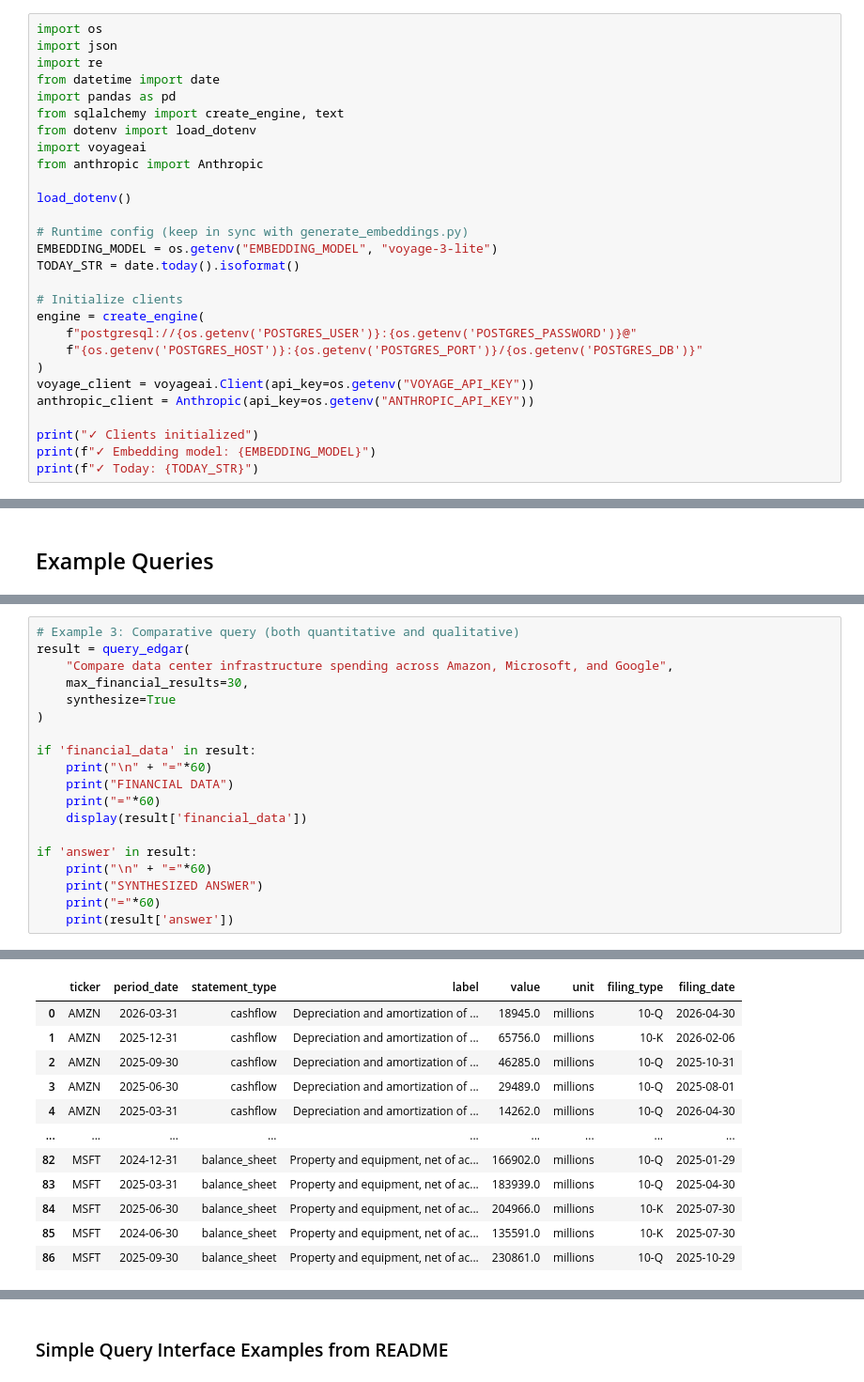
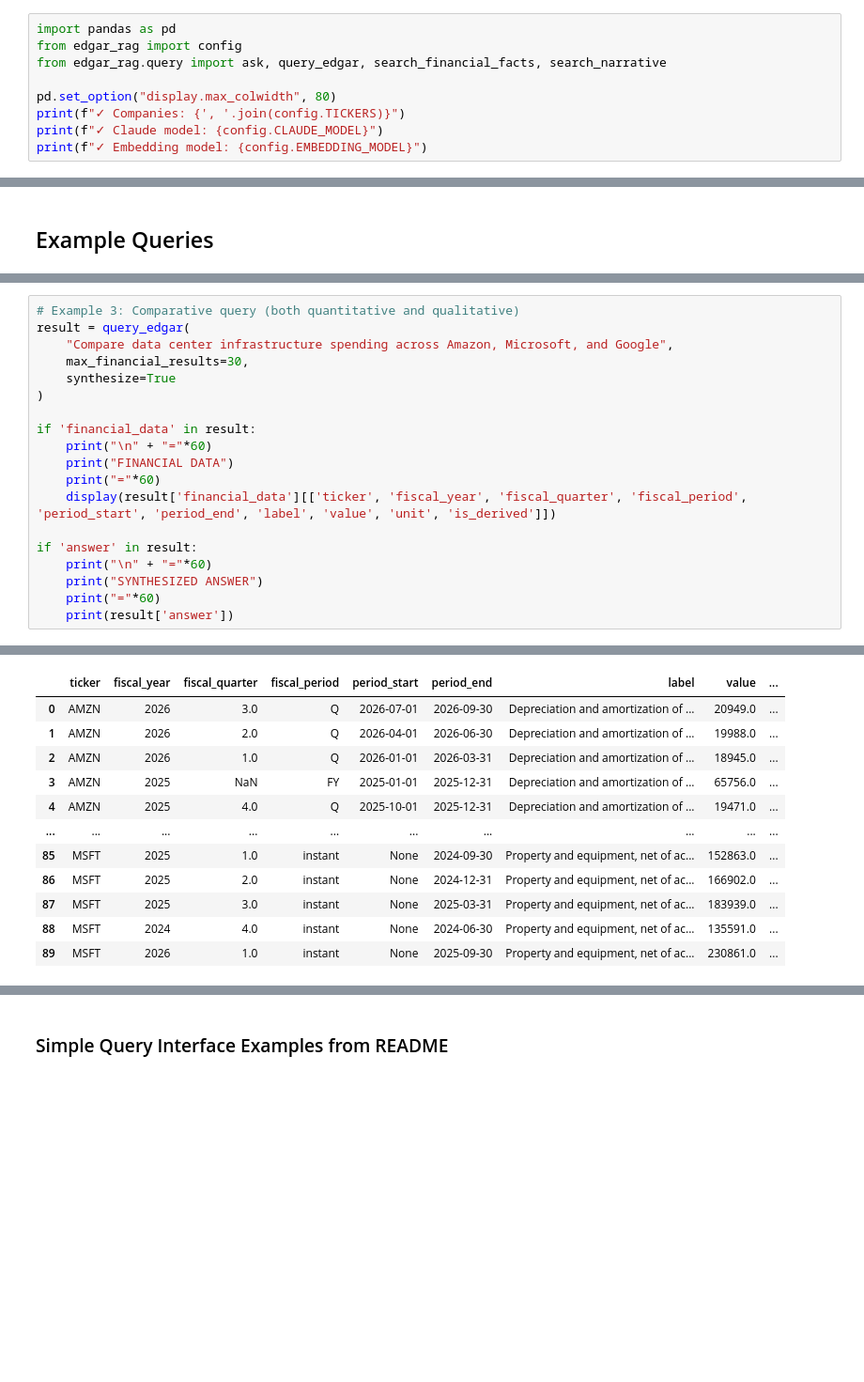
Before and after one commit to McSavage/edgar_rag, a Jupyter notebook: edgar_rag_interface.ipynb, the cells around one changed output, grey strips where cells are left out. Shown at 94% size. Saved outputs shown, nothing was run; the diff lists cells and outputs as text; blank space fills up the shorter version.

```diff
--- a/edgar_rag_interface.ipynb
+++ b/edgar_rag_interface.ipynb
@@ -82,29 +55,10 @@ This notebook provides a natural language interface to query:
 # %%
-import os
-import json
-import re
-from datetime import date
 import pandas as pd
-from sqlalchemy import create_engine, text
-from dotenv import load_dotenv
-import voyageai
-from anthropic import Anthropic
+from edgar_rag import config
+from edgar_rag.query import ask, query_edgar, search_financial_facts, search_narrative
 
-load_dotenv()
-
-# Runtime config (keep in sync with generate_embeddings.py)
-EMBEDDING_MODEL = os.getenv("EMBEDDING_MODEL", "voyage-3-lite")
-TODAY_STR = date.today().isoformat()
-
-# Initialize clients
-engine = create_engine(
-    f"postgresql://{os.getenv('POSTGRES_USER')}:{os.getenv('POSTGRES_PASSWORD')}@"
-    f"{os.getenv('POSTGRES_HOST')}:{os.getenv('POSTGRES_PORT')}/{os.getenv('POSTGRES_DB')}"
-)
-voyage_client = voyageai.Client(api_key=os.getenv("VOYAGE_API_KEY"))
-anthropic_client = Anthropic(api_key=os.getenv("ANTHROPIC_API_KEY"))
-
-print("✓ Clients initialized")
-print(f"✓ Embedding model: {EMBEDDING_MODEL}")
-print(f"✓ Today: {TODAY_STR}")
+pd.set_option("display.max_colwidth", 80)
+print(f"✓ Companies: {', '.join(config.TICKERS)}")
+print(f"✓ Claude model: {config.CLAUDE_MODEL}")
+print(f"✓ Embedding model: {config.EMBEDDING_MODEL}")
 # %% [output]
@@ -599,7 +165,7 @@ if 'financial_data' in result:
     print("\n" + "="*60)
     print("FINANCIAL DATA")
     print("="*60)
-    display(result['financial_data'])
+    display(result['financial_data'][['ticker', 'fiscal_year', 'fiscal_quarter', 'fiscal_period', 'period_start', 'period_end', 'label', 'value', 'unit', 'is_derived']])
 
 if 'answer' in result:
     print("\n" + "="*60)
@@ -626,16 +189,16 @@ Narrative query: data center infrastructure capital spending investment strategy
 
 ============================================================
 FINANCIAL DATA
 ============================================================
-|  | ticker | period_date | statement_type | label | value | unit | filing_type | filing_date |
-| 0 | AMZN | 2026-03-31 | cashflow | Depreciation and amortization of ... | 18945.0 | millions | 10-Q | 2026-04-30 |
-| 1 | AMZN | 2025-12-31 | cashflow | Depreciation and amortization of ... | 65756.0 | millions | 10-K | 2026-02-06 |
-| 2 | AMZN | 2025-09-30 | cashflow | Depreciation and amortization of ... | 46285.0 | millions | 10-Q | 2025-10-31 |
-| 3 | AMZN | 2025-06-30 | cashflow | Depreciation and amortization of ... | 29489.0 | millions | 10-Q | 2025-08-01 |
-| 4 | AMZN | 2025-03-31 | cashflow | Depreciation and amortization of ... | 14262.0 | millions | 10-Q | 2026-04-30 |
-| ... | ... | ... | ... | ... | ... | ... | ... | ... |
-| 82 | MSFT | 2024-12-31 | balance_sheet | Property and equipment, net of ac... | 166902.0 | millions | 10-Q | 2025-01-29 |
-| 83 | MSFT | 2025-03-31 | balance_sheet | Property and equipment, net of ac... | 183939.0 | millions | 10-Q | 2025-04-30 |
-| 84 | MSFT | 2025-06-30 | balance_sheet | Property and equipment, net of ac... | 204966.0 | millions | 10-K | 2025-07-30 |
-| 85 | MSFT | 2024-06-30 | balance_sheet | Property and equipment, net of ac... | 135591.0 | millions | 10-K | 2025-07-30 |
-| 86 | MSFT | 2025-09-30 | balance_sheet | Property and equipment, net of ac... | 230861.0 | millions | 10-Q | 2025-10-29 |
+|  | ticker | fiscal_year | fiscal_quarter | fiscal_period | period_start | period_end | label | value | ... |
+| 0 | AMZN | 2026 | 3.0 | Q | 2026-07-01 | 2026-09-30 | Depreciation and amortization of ... | 20949.0 | ... |
+| 1 | AMZN | 2026 | 2.0 | Q | 2026-04-01 | 2026-06-30 | Depreciation and amortization of ... | 19988.0 | ... |
+| 2 | AMZN | 2026 | 1.0 | Q | 2026-01-01 | 2026-03-31 | Depreciation and amortization of ... | 18945.0 | ... |
+| 3 | AMZN | 2025 | NaN | FY | 2025-01-01 | 2025-12-31 | Depreciation and amortization of ... | 65756.0 | ... |
+| 4 | AMZN | 2025 | 4.0 | Q | 2025-10-01 | 2025-12-31 | Depreciation and amortization of ... | 19471.0 | ... |
+| ... | ... | ... | ... | ... | ... | ... | ... | ... | ... |
+| 85 | MSFT | 2025 | 1.0 | instant | None | 2024-09-30 | Property and equipment, net of ac... | 152863.0 | ... |
+| 86 | MSFT | 2025 | 2.0 | instant | None | 2024-12-31 | Property and equipment, net of ac... | 166902.0 | ... |
+| 87 | MSFT | 2025 | 3.0 | instant | None | 2025-03-31 | Property and equipment, net of ac... | 183939.0 | ... |
+| 88 | MSFT | 2024 | 4.0 | instant | None | 2024-06-30 | Property and equipment, net of ac... | 135591.0 | ... |
+| 89 | MSFT | 2026 | 1.0 | instant | None | 2025-09-30 | Property and equipment, net of ac... | 230861.0 | ... |
```
Also changed, not shown: parts of 24 cells of this notebook, 18 other files.
